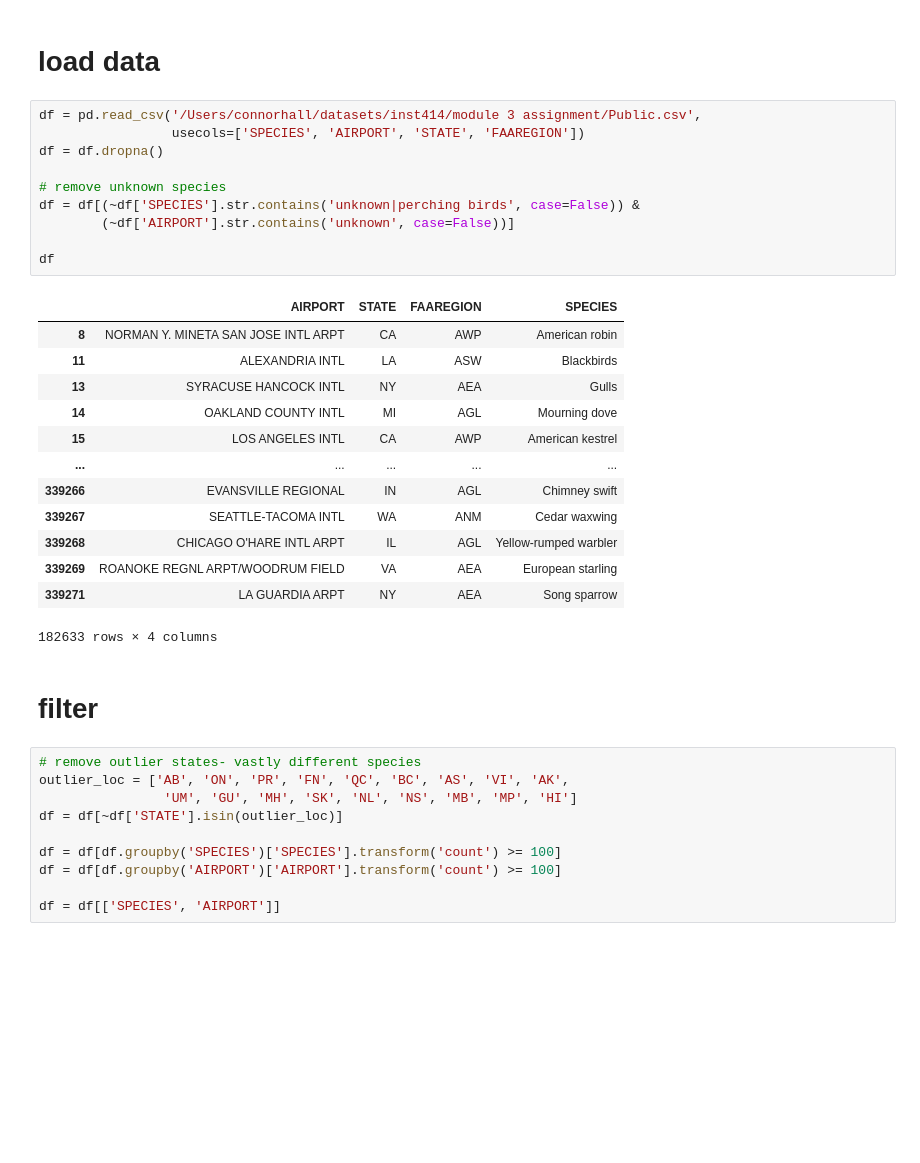
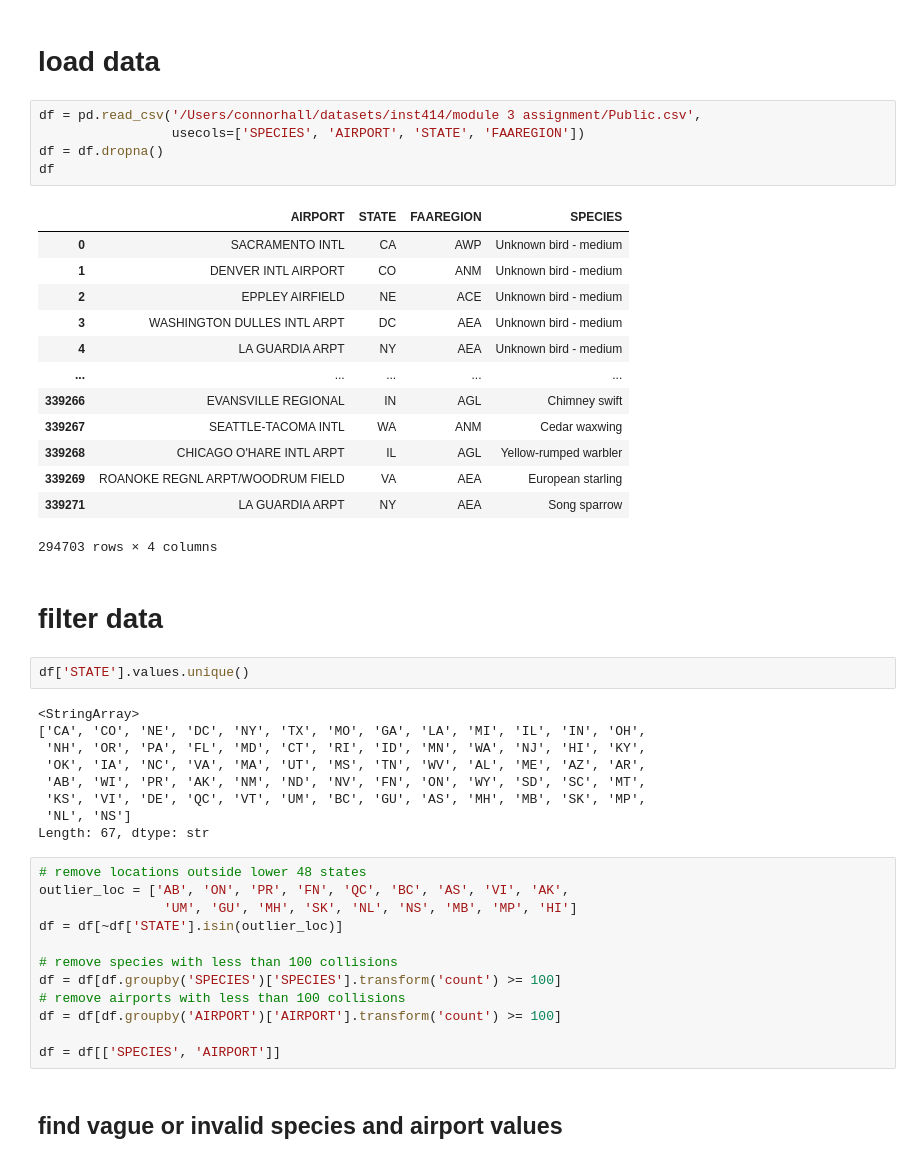
Before and after one commit to green-638/inst414-semester-project, a Jupyter notebook: semester_project.ipynb, the cells around one changed output. Saved outputs shown, nothing was run; the diff lists cells and outputs as text; blank space fills up the shorter version.

```diff
--- a/semester_project.ipynb
+++ b/semester_project.ipynb
@@ -10,36 +10,46 @@ import numpy as np
 # %%
 df = pd.read_csv('/Users/connorhall/datasets/inst414/module 3 assignment/Public.csv',
                  usecols=['SPECIES', 'AIRPORT', 'STATE', 'FAAREGION'])
 df = df.dropna()
-
-# remove unknown species
-df = df[(~df['SPECIES'].str.contains('unknown|perching birds', case=False)) &
-        (~df['AIRPORT'].str.contains('unknown', case=False))]
-
 df
 # %% [output]
 |  | AIRPORT | STATE | FAAREGION | SPECIES |
-| 8 | NORMAN Y. MINETA SAN JOSE INTL ARPT | CA | AWP | American robin |
-| 11 | ALEXANDRIA INTL | LA | ASW | Blackbirds |
-| 13 | SYRACUSE HANCOCK INTL | NY | AEA | Gulls |
-| 14 | OAKLAND COUNTY INTL | MI | AGL | Mourning dove |
-| 15 | LOS ANGELES INTL | CA | AWP | American kestrel |
+| 0 | SACRAMENTO INTL | CA | AWP | Unknown bird - medium |
+| 1 | DENVER INTL AIRPORT | CO | ANM | Unknown bird - medium |
+| 2 | EPPLEY AIRFIELD | NE | ACE | Unknown bird - medium |
+| 3 | WASHINGTON DULLES INTL ARPT | DC | AEA | Unknown bird - medium |
+| 4 | LA GUARDIA ARPT | NY | AEA | Unknown bird - medium |
 | ... | ... | ... | ... | ... |
 | 339266 | EVANSVILLE REGIONAL | IN | AGL | Chimney swift |
 | 339267 | SEATTLE-TACOMA INTL | WA | ANM | Cedar waxwing |
 | 339268 | CHICAGO O'HARE INTL ARPT | IL | AGL | Yellow-rumped warbler |
 | 339269 | ROANOKE REGNL ARPT/WOODRUM FIELD | VA | AEA | European starling |
 | 339271 | LA GUARDIA ARPT | NY | AEA | Song sparrow |
-182633 rows × 4 columns
+294703 rows × 4 columns
 # %% [markdown]
-# filter
+# filter data
+# %%
+df['STATE'].values.unique()
+# %% [output]
+<StringArray>
+['CA', 'CO', 'NE', 'DC', 'NY', 'TX', 'MO', 'GA', 'LA', 'MI', 'IL', 'IN', 'OH',
+ 'NH', 'OR', 'PA', 'FL', 'MD', 'CT', 'RI', 'ID', 'MN', 'WA', 'NJ', 'HI', 'KY',
+ 'OK', 'IA', 'NC', 'VA', 'MA', 'UT', 'MS', 'TN', 'WV', 'AL', 'ME', 'AZ', 'AR',
+ 'AB', 'WI', 'PR', 'AK', 'NM', 'ND', 'NV', 'FN', 'ON', 'WY', 'SD', 'SC', 'MT',
+ 'KS', 'VI', 'DE', 'QC', 'VT', 'UM', 'BC', 'GU', 'AS', 'MH', 'MB', 'SK', 'MP',
+ 'NL', 'NS']
+Length: 67, dtype: str
 # %%
-# remove outlier states- vastly different species
+# remove locations outside lower 48 states
 outlier_loc = ['AB', 'ON', 'PR', 'FN', 'QC', 'BC', 'AS', 'VI', 'AK',
                 'UM', 'GU', 'MH', 'SK', 'NL', 'NS', 'MB', 'MP', 'HI']
 df = df[~df['STATE'].isin(outlier_loc)]
 
+# remove species with less than 100 collisions
 df = df[df.groupby('SPECIES')['SPECIES'].transform('count') >= 100]
+# remove airports with less than 100 collisions
 df = df[df.groupby('AIRPORT')['AIRPORT'].transform('count') >= 100]
 
 df = df[['SPECIES', 'AIRPORT']]
+# %% [markdown]
+## find vague or invalid species and airport values
```
Also changed, not shown: parts of 59 cells of this notebook.
